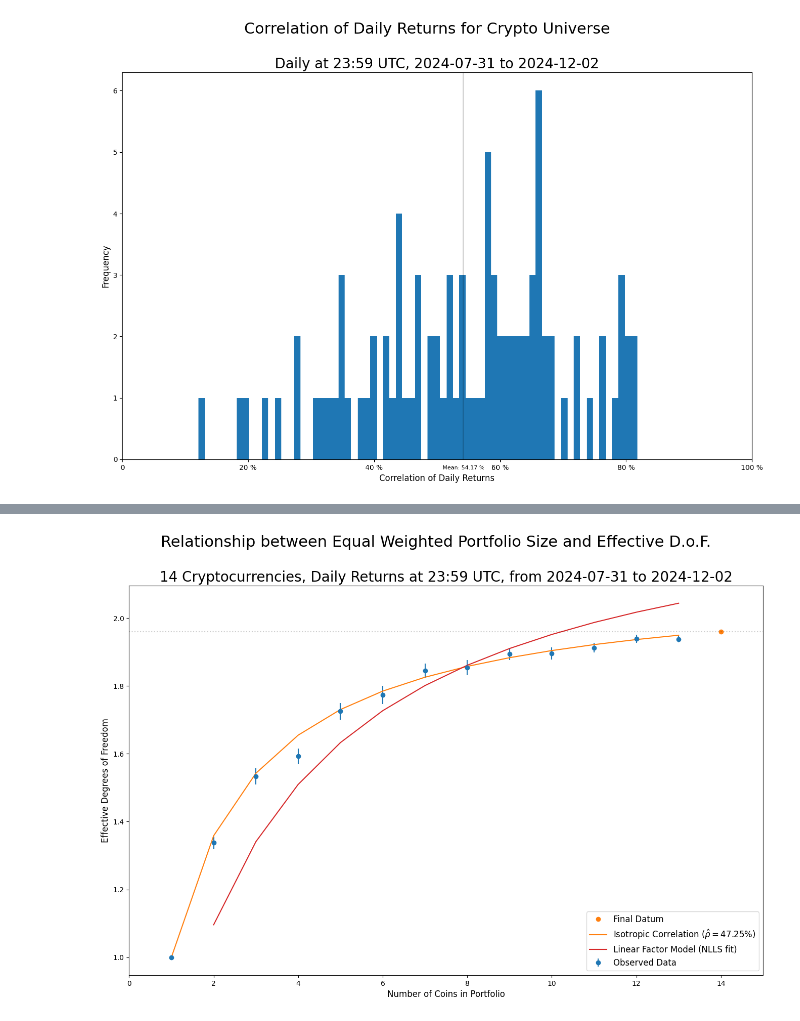
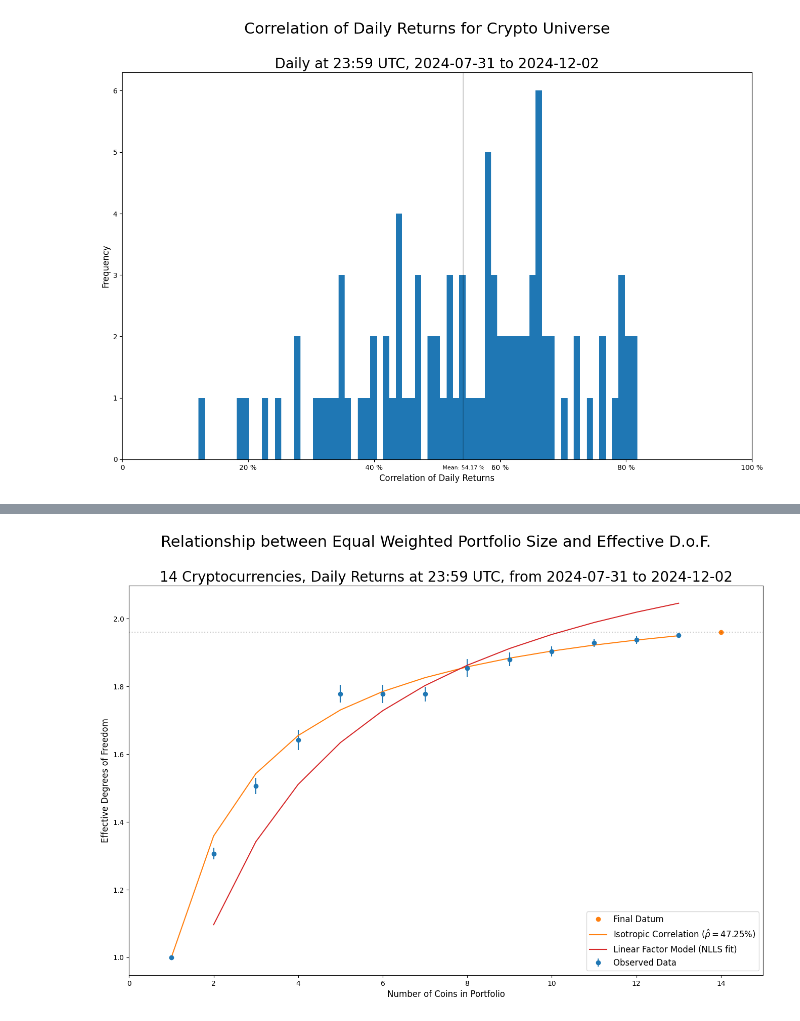
Before and after one commit to Farmhouse121/Financial-Data-Science-in-Python, a Jupyter notebook: Miscellaneous/Longer_Term_Crypto_Degrees_of_Freedom.ipynb, the cells around one changed output, grey strips where cells are left out. Cells and saved outputs as stored; diff of their text form; code cells hidden in the pictures.

```diff
--- a/Miscellaneous/Longer_Term_Crypto_Degrees_of_Freedom.ipynb
+++ b/Miscellaneous/Longer_Term_Crypto_Degrees_of_Freedom.ipynb
@@ -96,6 +96,7 @@ for i in tqdm(results.index): # for each trial, pick a random sample of stocks w
     results.loc[i,"Portfolio"]=returns.loc[select,'Portfolio'].var() # variance of portfolio returns for same period as individual returns
 
 results.dropna(inplace=True)
+results.drop_duplicates(inplace=True)
 results["Effective D.o.F."]=results["Independent"]/results["Portfolio"]*results["Assets"]
 display(results)
 nprint("Done.")
@@ -255,7 +256,7 @@ meta[(l,"Chi Sq.")]=meta[(l,"Z Score")]**2
 nprint("%s Model: Total Chi Squared %g for %d d.o.f., p Value = %g." % (l,sc22:=meta[(l,"Chi Sq.")].sum(),df2:=meta[(l,'Chi Sq.')].count()-len(theta),chi2(df2).sf(sc22)))
 
 display(meta)
-meta.replace(np.nan,"").T.style.format(precision=3).to_latex(latexfile:=filepath+'meta.tex')
+meta.replace(np.nan,"").style.format(precision=3).to_latex(latexfile:=filepath+'meta.tex')
 nprint("Wrote meta data to '%s.'" % latexfile)
 
 nprint("F Test for Equivalence of Descriptions: F(%d,%d) = %g, p Value = %g." % (df2,df1,(f:=(sc22/df2)/(sc21/df1)),two*min([fdensity(df2,df1).sf(f),fdensity(df2,df1).cdf(f)])))
@@ -300,4 +301,4 @@ figure.savefig(filepath+title+" 3"+filetype,dpi=300,bbox_inches='tight')
-[figure, old version]
+[figure, new version]
 # %%
 from datetime import timedelta
 history,returns=download(list(data)).xs('Adj Close',axis=1,level=0),pd.DataFrame()
```
Also changed, not shown: parts of 10 cells of this notebook.
